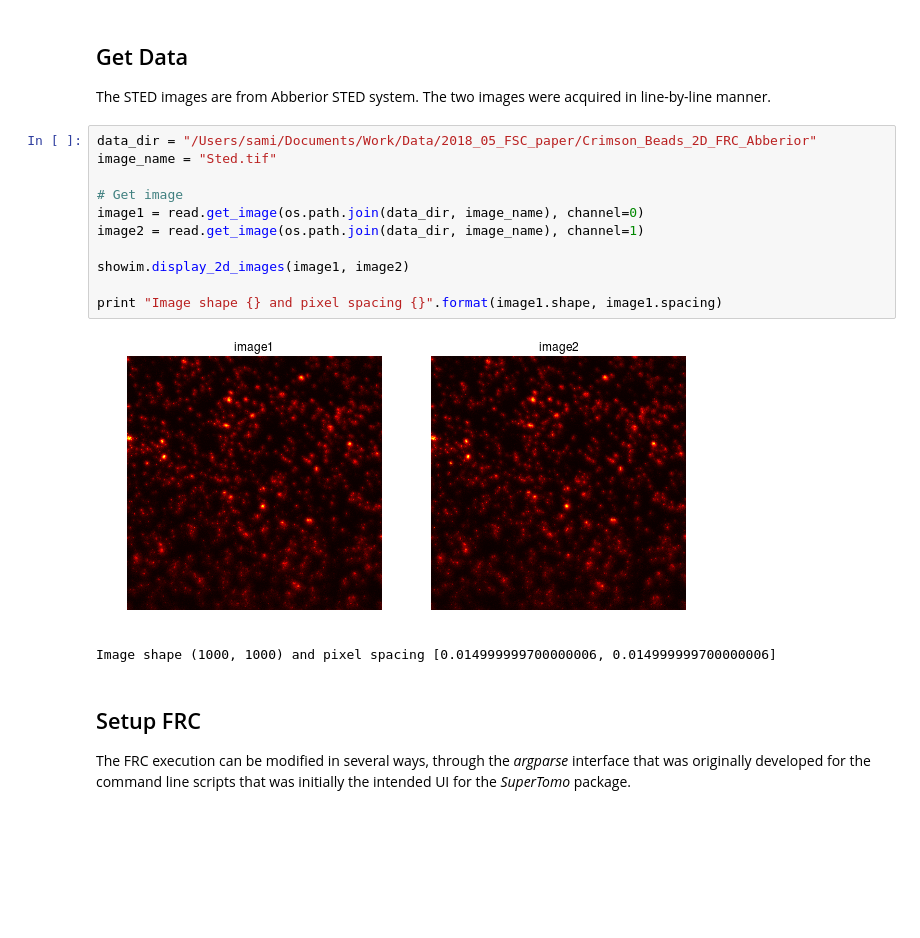
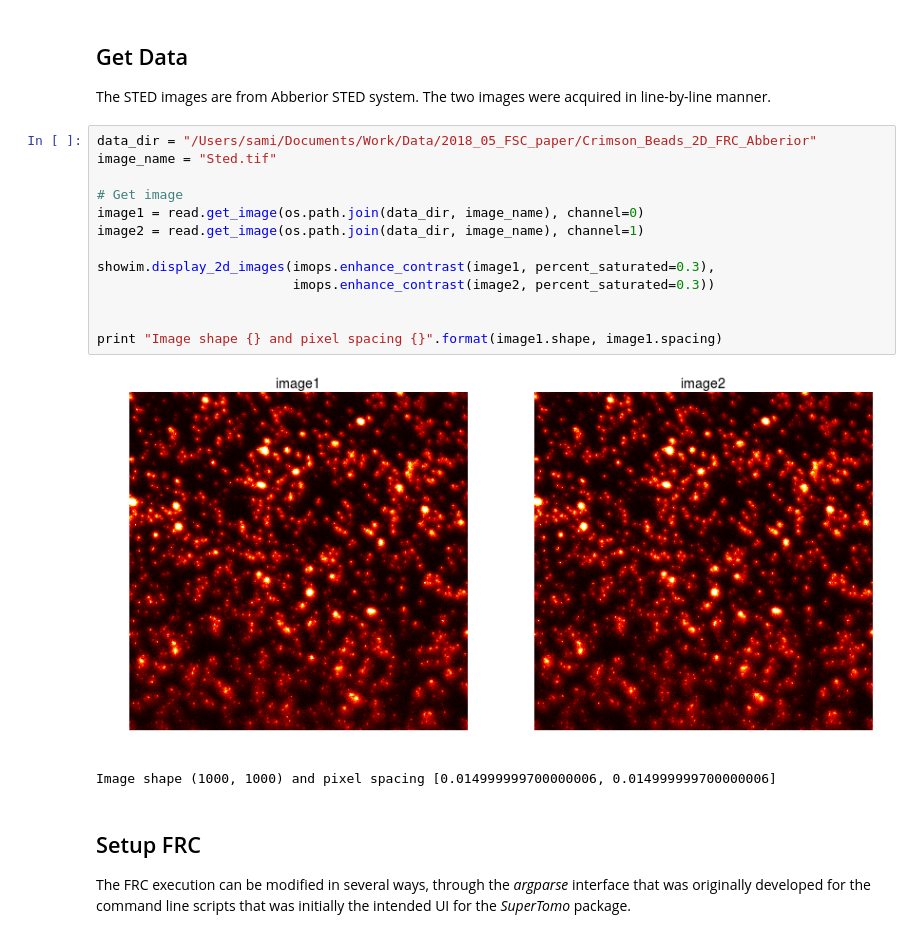
Before and after one commit to sakoho81/miplib, a Jupyter notebook: notebooks/2018-06-01 - Crimson Beads FRC Dual And Single Image (Diagonal).ipynb, the cells around one changed output. Cells and saved outputs as stored; diff of their text form; blank space fills up the shorter version.

```diff
--- a/notebooks/2018-06-01 - Crimson Beads FRC Dual And Single Image (Diagonal).ipynb
+++ b/notebooks/2018-06-01 - Crimson Beads FRC Dual And Single Image (Diagonal).ipynb
@@ -58,16 +58,18 @@ The STED images are from Abberior STED system. The two images were acquired in l
 # %%
 data_dir = "/Users/sami/Documents/Work/Data/2018_05_FSC_paper/Crimson_Beads_2D_FRC_Abberior"
 image_name = "Sted.tif"
 
 # Get image
 image1 = read.get_image(os.path.join(data_dir, image_name), channel=0)
 image2 = read.get_image(os.path.join(data_dir, image_name), channel=1)
 
-showim.display_2d_images(image1, image2)
+showim.display_2d_images(imops.enhance_contrast(image1, percent_saturated=0.3),
+                         imops.enhance_contrast(image2, percent_saturated=0.3))
+
 
 print "Image shape {} and pixel spacing {}".format(image1.shape, image1.spacing)
 # %% [output]
-[figure, old version]
+[figure, new version]
 Image shape (1000, 1000) and pixel spacing [0.014999999700000006, 0.014999999700000006]
 # %% [markdown]
 ## Setup FRC
```
Also changed, not shown: parts of 4 cells of this notebook, 31 other files.
